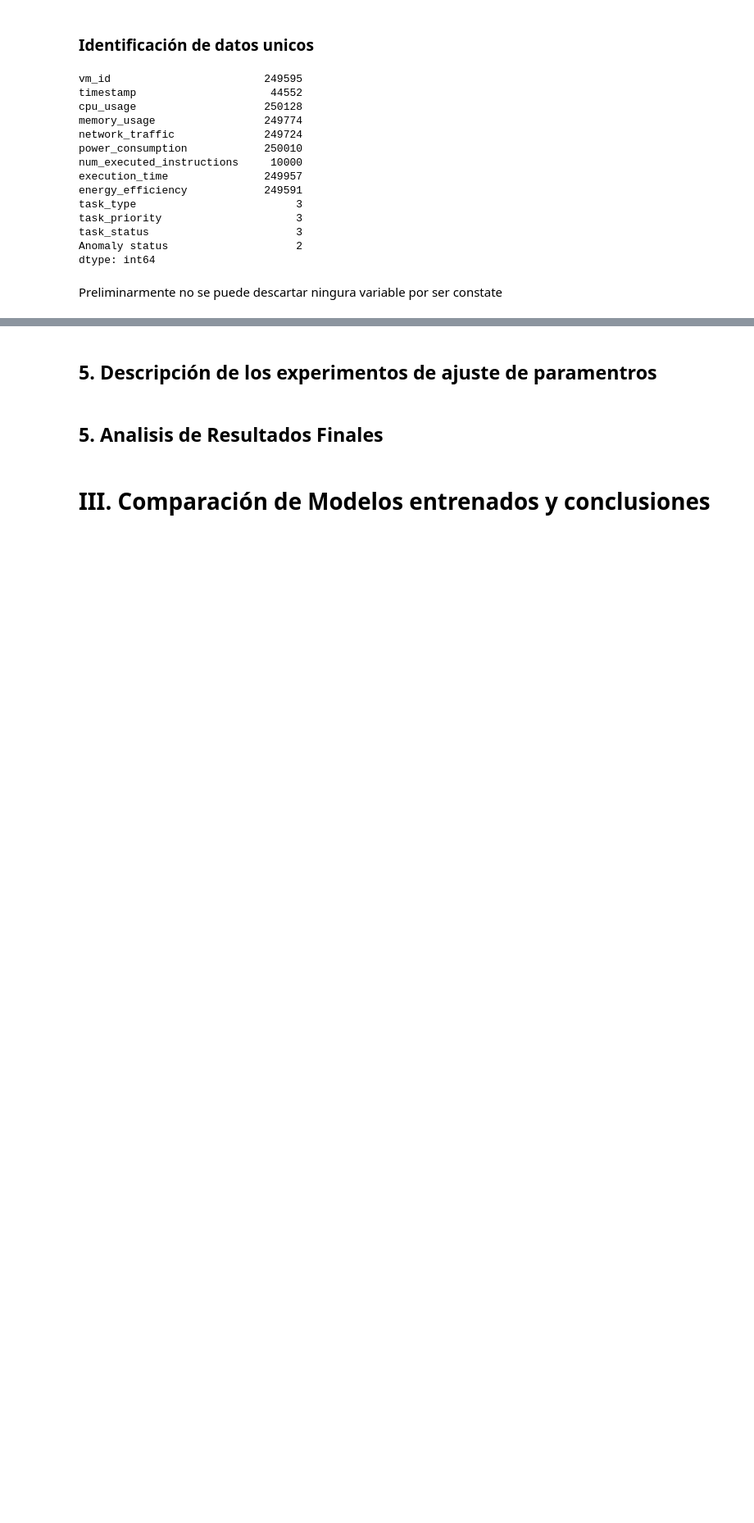
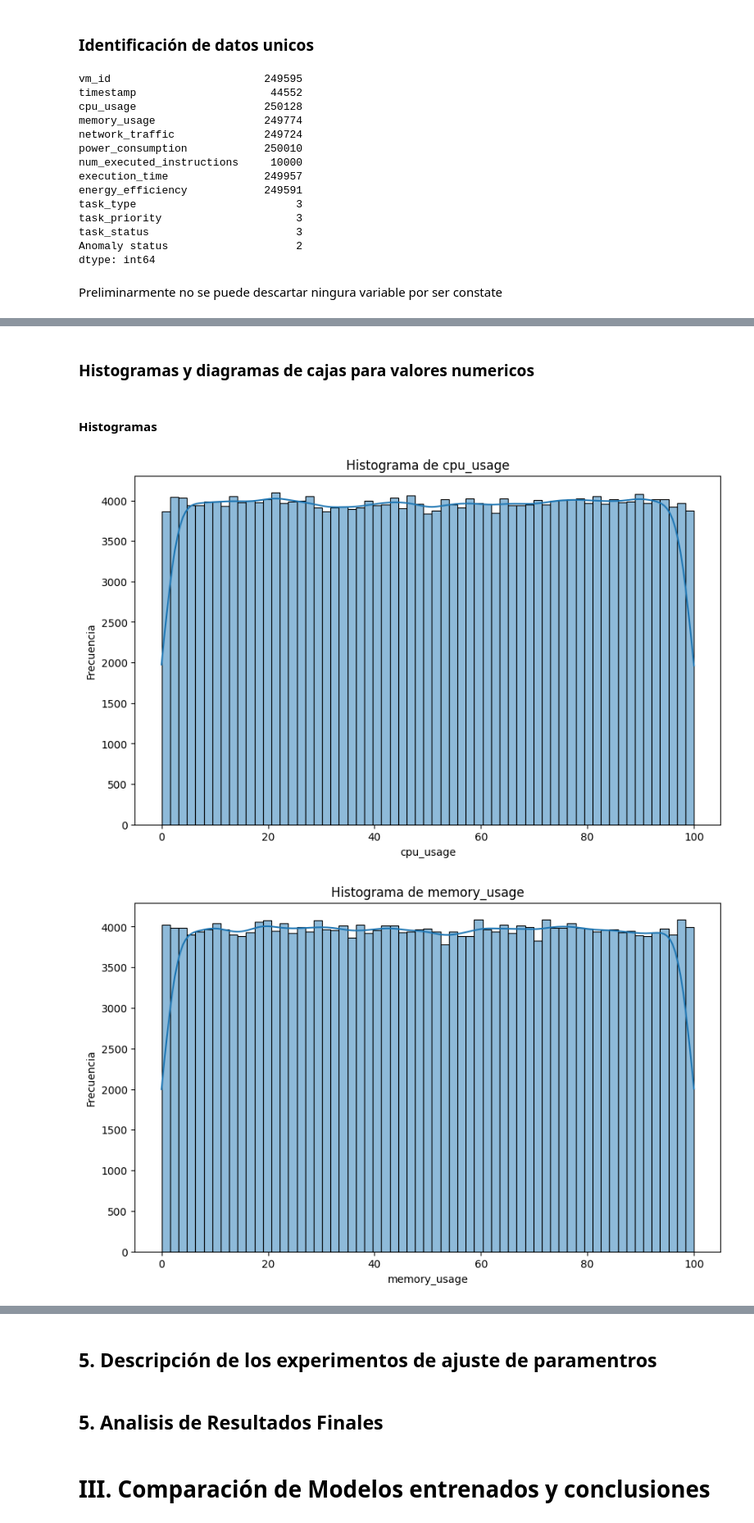
Before and after one commit to Camilo-845/Cloud-Infrastructure-Anomaly-Detector-Supervised-ML-Model, a Jupyter notebook: main.ipynb, the cells around one changed output, grey strips where cells are left out. Shown at 82% size. Drawn from its saved outputs; the diff is of its cells as text; code cells hidden in the pictures; blank space fills up the shorter version.

```diff
--- a/main.ipynb
+++ b/main.ipynb
@@ -99,0 +106,23 @@ Preliminarmente no se puede descartar ningura variable por ser constate
+# %% [markdown]
+### Histogramas y diagramas de cajas para valores numericos
+# %%
+# Variables numéricas para análisis
+numerical_vars = ['cpu_usage', 'memory_usage', 'network_traffic', 'power_consumption', 'num_executed_instructions',
+'execution_time', 'energy_efficiency']
+# %% [markdown]
+
+#### Histogramas
+# %%
+
+
+# Generar histogramas
+for var in numerical_vars:
+    plt.figure(figsize=(10, 6))
+    sns.histplot(df[var], kde=True)
+    plt.title(f'Histograma de {var}')
+    plt.xlabel(var)
+    plt.ylabel('Frecuencia')
+    plt.show()
+# %% [output]
+[figure, added]
+[figure, added]
```
Also changed, not shown: parts of 23 cells of this notebook, 1 other file.
